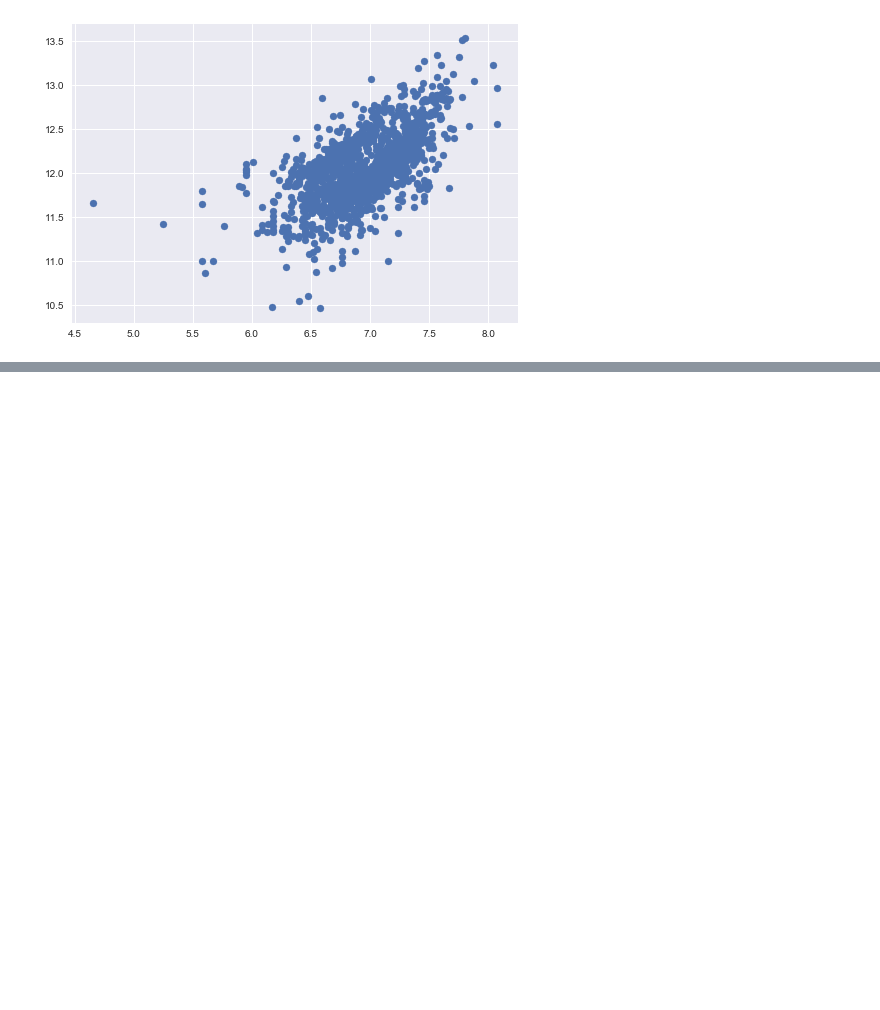
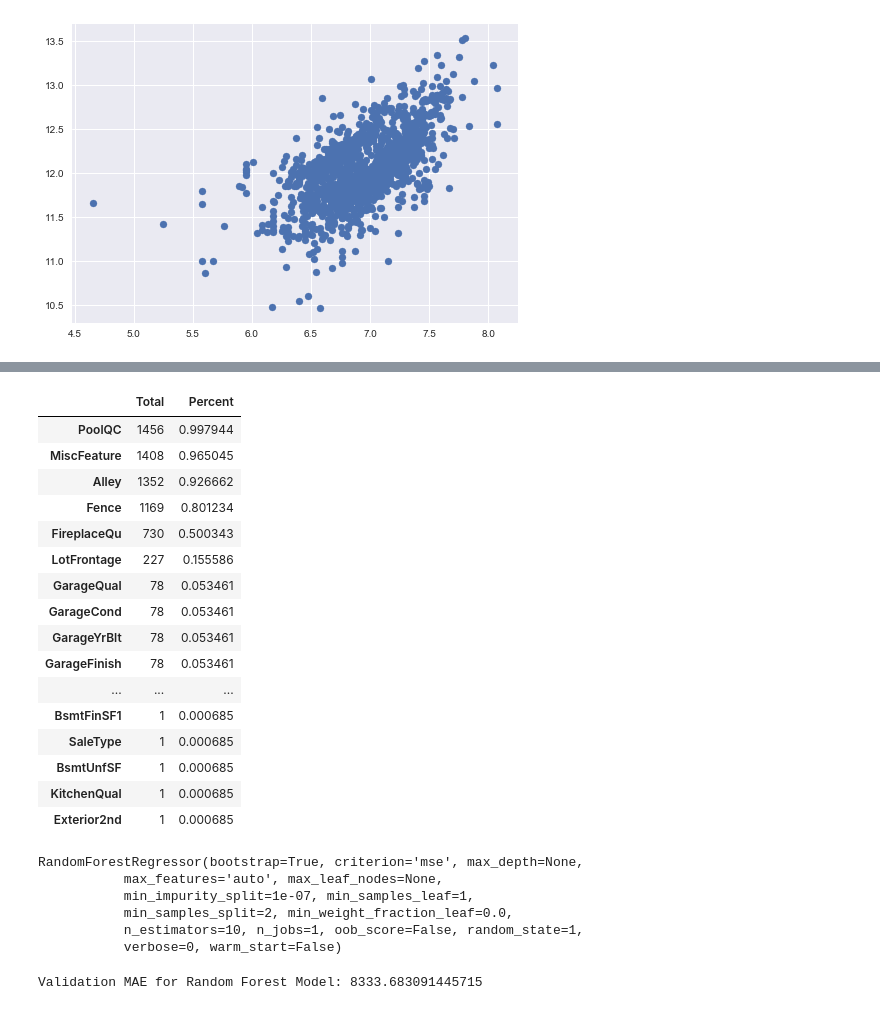
Before and after one commit to leeth7830/House-Prices-Advanced-Regression-Techniques, a Jupyter notebook: analysis.ipynb, the cells around one changed output, grey strips where cells are left out. Cells and saved outputs as stored; diff of their text form; code cells hidden in the pictures; blank space fills up the shorter version.

Commit message:
initial model submission rank: 3551
Root mean squared log error: 0.17357

```diff
--- a/analysis.ipynb
+++ b/analysis.ipynb
@@ -268,0 +303,27 @@ df_train = pd.get_dummies(df_train)
+# %%
+#fill in value with 0
+df_test[['GarageCars','TotalBsmtSF']] = df_test[['GarageCars','TotalBsmtSF']].fillna(value=0)
+# %%
+#missing data
+total_test = df_test.isnull().sum().sort_values(ascending=False)
+percent_test = (df_test.isnull().sum()/df_test.isnull().count()).sort_values(ascending=False)
+missing_data_test = pd.concat([total_test, percent_test], axis=1, keys=['Total', 'Percent'])
+missing_data_test.head(30)
+# %% [output]
+|  | Total | Percent |
+| PoolQC | 1456 | 0.997944 |
+| MiscFeature | 1408 | 0.965045 |
+| Alley | 1352 | 0.926662 |
+| Fence | 1169 | 0.801234 |
+| FireplaceQu | 730 | 0.500343 |
+| LotFrontage | 227 | 0.155586 |
+| GarageQual | 78 | 0.053461 |
+| GarageCond | 78 | 0.053461 |
+| GarageYrBlt | 78 | 0.053461 |
+| GarageFinish | 78 | 0.053461 |
+| ... | ... | ... |
+| BsmtFinSF1 | 1 | 0.000685 |
+| SaleType | 1 | 0.000685 |
+| BsmtUnfSF | 1 | 0.000685 |
+| KitchenQual | 1 | 0.000685 |
+| Exterior2nd | 1 | 0.000685 |
@@ -268,0 +335,15 @@ df_train = pd.get_dummies(df_train)
+# %%
+rf_model = RandomForestRegressor(random_state = 1)
+rf_model.fit(train_X, train_y)
+# %% [output]
+RandomForestRegressor(bootstrap=True, criterion='mse', max_depth=None,
+           max_features='auto', max_leaf_nodes=None,
+           min_impurity_split=1e-07, min_samples_leaf=1,
+           min_samples_split=2, min_weight_fraction_leaf=0.0,
+           n_estimators=10, n_jobs=1, oob_score=False, random_state=1,
+           verbose=0, warm_start=False)
+# %%
+rf_val_mae = mean_absolute_error(np.exp(rf_model.predict(train_X)), np.exp(train_y))
+print("Validation MAE for Random Forest Model: {}".format(rf_val_mae))
+# %% [output]
+Validation MAE for Random Forest Model: 8333.683091445715
```
Also changed, not shown: parts of 9 cells of this notebook, 2 other files.
